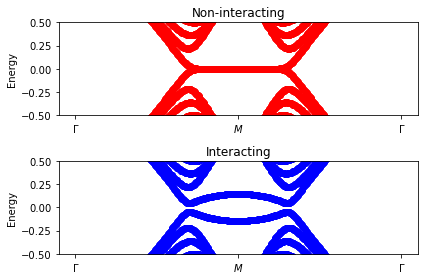
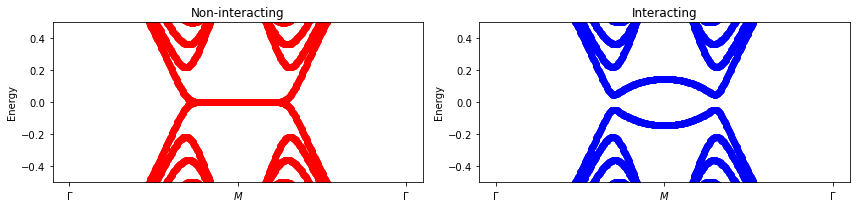
The notebook cell's code change between the first figure and the second:
--- before
+++ after
@@ -1,3 +1,4 @@
-plt.subplot(211)
+fig = plt.figure(figsize=(12, 3)) # set the right ratio
+plt.subplot(121)
 plt.title("Non-interacting")
 plt.scatter(k/max(k),e,c="red") # do a scatter plot
@@ -7,5 +8,5 @@
 
 
-plt.subplot(212)
+plt.subplot(122)
 plt.title("Interacting")
 plt.scatter(kscf/max(kscf),escf,c="blue") # do a scatter plot

Commit: Update